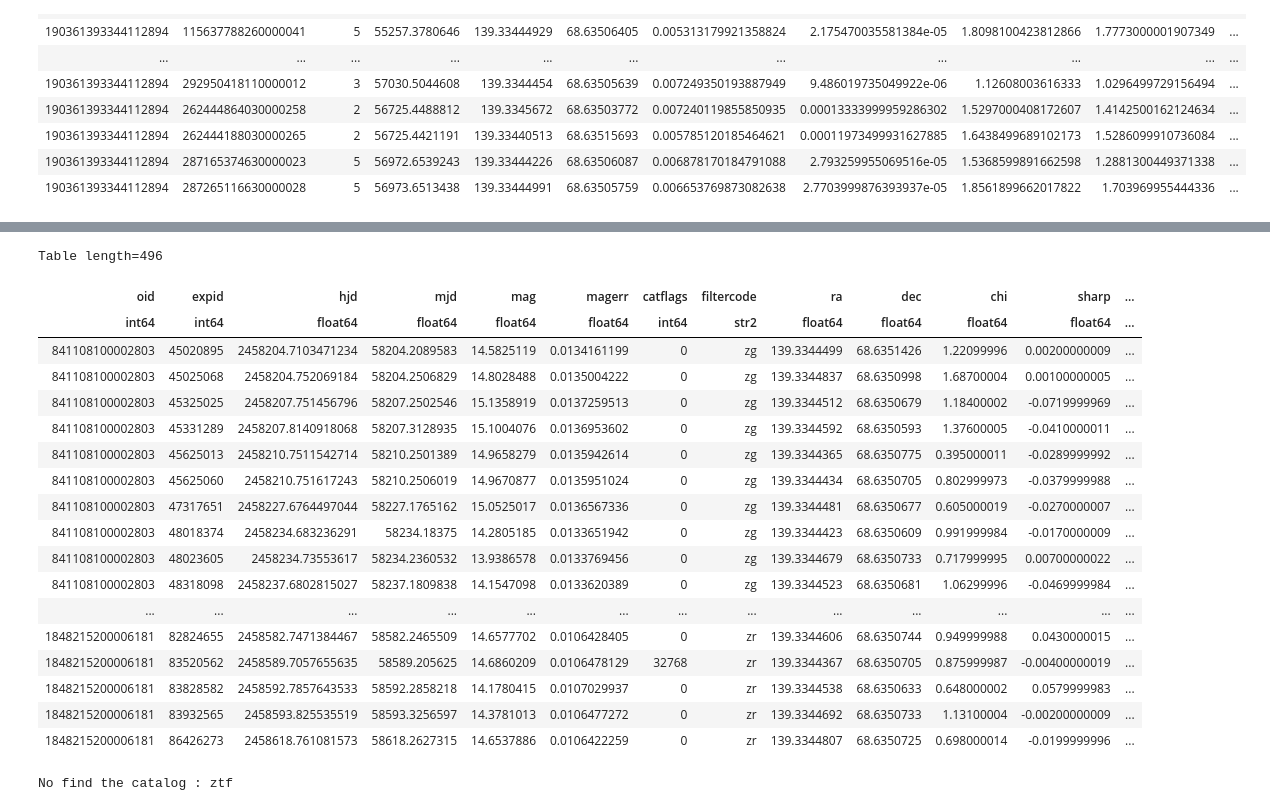
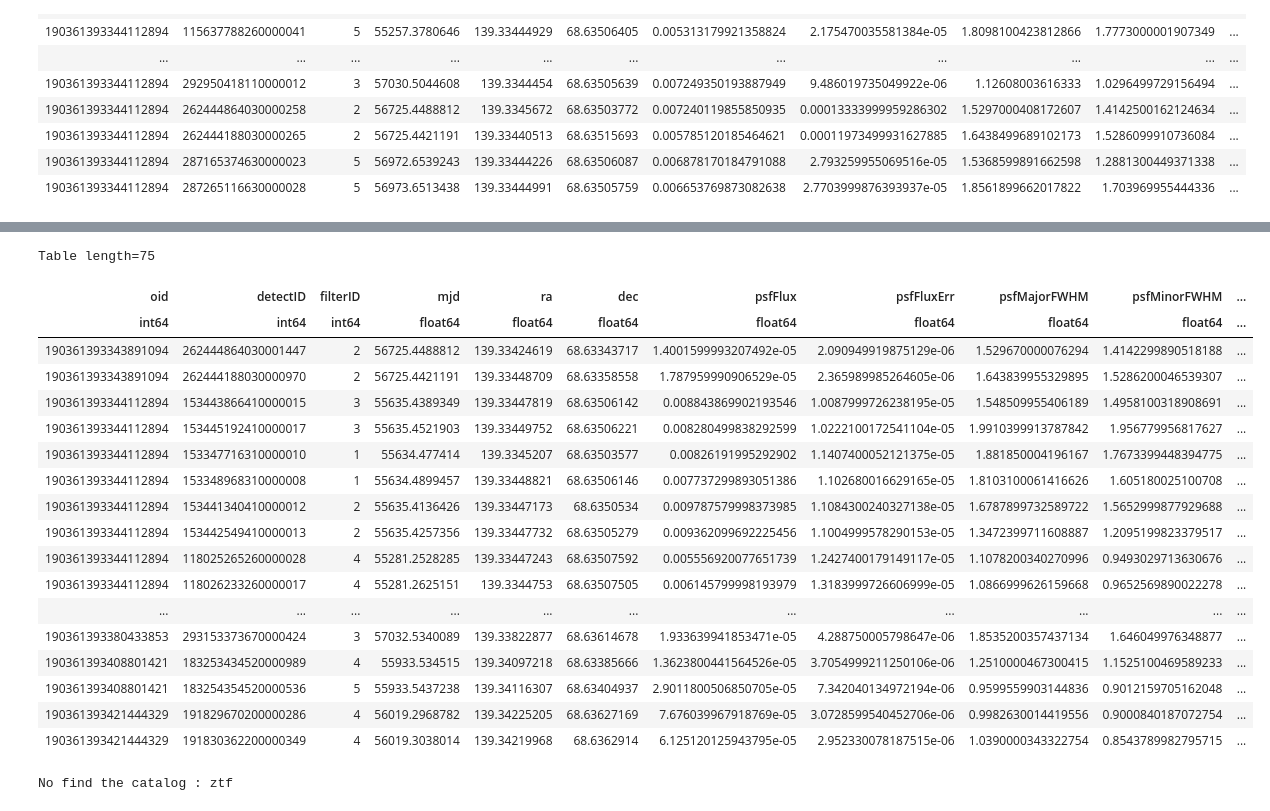
Before and after one commit to fernandezeric/Freya, a Jupyter notebook: demo.ipynb, the cells around one changed output, grey strips where cells are left out. Cells and saved outputs as stored; diff of their text form; code cells hidden in the pictures.

Commit message:
2/3 votable

```diff
--- a/demo.ipynb
+++ b/demo.ipynb
@@ -55,4 +55,4 @@ from Freya.catalogs.core import GetData
 # get_lc_hms_all
 # get_lc_hms_nearest
 # %%
-data_ps1 = GetData(catalog='ps1',ra=139.33444972,dec=68.6350604,radius=0.0002777,format='csv').get_lc_deg_all()
+data_ps1 = GetData(catalog='ps1',ra=139.33444972,dec=68.6350604,radius=0.00356,format='votable').get_lc_deg_all()
@@ -61,25 +92,25 @@ data_ztf = GetData(catalog='ztf',ra=139.33444972,dec=68.6350604,radius=0.0002777
 # %%
-ascii.read(data_ztf,  format='csv', guess=False)
+ascii.read(data_ps1,  format='csv', guess=False)
 # %% [output]
-Table length=496
+Table length=75
-| oid | expid | hjd | mjd | mag | magerr | catflags | filtercode | ra | dec | chi | sharp | ... |
-| int64 | int64 | float64 | float64 | float64 | float64 | int64 | str2 | float64 | float64 | float64 | float64 | ... |
-| 841108100002803 | 45020895 | 2458204.7103471234 | 58204.2089583 | 14.5825119 | 0.0134161199 | 0 | zg | 139.3344499 | 68.6351426 | 1.22099996 | 0.00200000009 | ... |
-| 841108100002803 | 45025068 | 2458204.752069184 | 58204.2506829 | 14.8028488 | 0.0135004222 | 0 | zg | 139.3344837 | 68.6350998 | 1.68700004 | 0.00100000005 | ... |
-| 841108100002803 | 45325025 | 2458207.751456796 | 58207.2502546 | 15.1358919 | 0.0137259513 | 0 | zg | 139.3344512 | 68.6350679 | 1.18400002 | -0.0719999969 | ... |
-| 841108100002803 | 45331289 | 2458207.8140918068 | 58207.3128935 | 15.1004076 | 0.0136953602 | 0 | zg | 139.3344592 | 68.6350593 | 1.37600005 | -0.0410000011 | ... |
-| 841108100002803 | 45625013 | 2458210.7511542714 | 58210.2501389 | 14.9658279 | 0.0135942614 | 0 | zg | 139.3344365 | 68.6350775 | 0.395000011 | -0.0289999992 | ... |
-| 841108100002803 | 45625060 | 2458210.751617243 | 58210.2506019 | 14.9670877 | 0.0135951024 | 0 | zg | 139.3344434 | 68.6350705 | 0.802999973 | -0.0379999988 | ... |
-| 841108100002803 | 47317651 | 2458227.6764497044 | 58227.1765162 | 15.0525017 | 0.0136567336 | 0 | zg | 139.3344481 | 68.6350677 | 0.605000019 | -0.0270000007 | ... |
-| 841108100002803 | 48018374 | 2458234.683236291 | 58234.18375 | 14.2805185 | 0.0133651942 | 0 | zg | 139.3344423 | 68.6350609 | 0.991999984 | -0.0170000009 | ... |
-| 841108100002803 | 48023605 | 2458234.73553617 | 58234.2360532 | 13.9386578 | 0.0133769456 | 0 | zg | 139.3344679 | 68.6350733 | 0.717999995 | 0.00700000022 | ... |
-| 841108100002803 | 48318098 | 2458237.6802815027 | 58237.1809838 | 14.1547098 | 0.0133620389 | 0 | zg | 139.3344523 | 68.6350681 | 1.06299996 | -0.0469999984 | ... |
-| ... | ... | ... | ... | ... | ... | ... | ... | ... | ... | ... | ... | ... |
-| 1848215200006181 | 82824655 | 2458582.7471384467 | 58582.2465509 | 14.6577702 | 0.0106428405 | 0 | zr | 139.3344606 | 68.6350744 | 0.949999988 | 0.0430000015 | ... |
-| 1848215200006181 | 83520562 | 2458589.7057655635 | 58589.205625 | 14.6860209 | 0.0106478129 | 32768 | zr | 139.3344367 | 68.6350705 | 0.875999987 | -0.00400000019 | ... |
-| 1848215200006181 | 83828582 | 2458592.7857643533 | 58592.2858218 | 14.1780415 | 0.0107029937 | 0 | zr | 139.3344538 | 68.6350633 | 0.648000002 | 0.0579999983 | ... |
-| 1848215200006181 | 83932565 | 2458593.825535519 | 58593.3256597 | 14.3781013 | 0.0106477272 | 0 | zr | 139.3344692 | 68.6350733 | 1.13100004 | -0.00200000009 | ... |
-| 1848215200006181 | 86426273 | 2458618.761081573 | 58618.2627315 | 14.6537886 | 0.0106422259 | 0 | zr | 139.3344807 | 68.6350725 | 0.698000014 | -0.0199999996 | ... |
+| oid | detectID | filterID | mjd | ra | dec | psfFlux | psfFluxErr | psfMajorFWHM | psfMinorFWHM | ... |
+| int64 | int64 | int64 | float64 | float64 | float64 | float64 | float64 | float64 | float64 | ... |
+| 190361393343891094 | 262444864030001447 | 2 | 56725.4488812 | 139.33424619 | 68.63343717 | 1.4001599993207492e-05 | 2.090949919875129e-06 | 1.529670000076294 | 1.4142299890518188 | ... |
+| 190361393343891094 | 262444188030000970 | 2 | 56725.4421191 | 139.33448709 | 68.63358558 | 1.787959990906529e-05 | 2.365989985264605e-06 | 1.643839955329895 | 1.5286200046539307 | ... |
+| 190361393344112894 | 153443866410000015 | 3 | 55635.4389349 | 139.33447819 | 68.63506142 | 0.008843869902193546 | 1.0087999726238195e-05 | 1.548509955406189 | 1.4958100318908691 | ... |
+| 190361393344112894 | 153445192410000017 | 3 | 55635.4521903 | 139.33449752 | 68.63506221 | 0.008280499838292599 | 1.0222100172541104e-05 | 1.9910399913787842 | 1.956779956817627 | ... |
+| 190361393344112894 | 153347716310000010 | 1 | 55634.477414 | 139.3345207 | 68.63503577 | 0.00826191995292902 | 1.1407400052121375e-05 | 1.881850004196167 | 1.7673399448394775 | ... |
+| 190361393344112894 | 153348968310000008 | 1 | 55634.4899457 | 139.33448821 | 68.63506146 | 0.007737299893051386 | 1.102680016629165e-05 | 1.8103100061416626 | 1.605180025100708 | ... |
+| 190361393344112894 | 153441340410000012 | 2 | 55635.4136426 | 139.33447173 | 68.6350534 | 0.009787579998373985 | 1.1084300240327138e-05 | 1.6787899732589722 | 1.5652999877929688 | ... |
+| 190361393344112894 | 153442549410000013 | 2 | 55635.4257356 | 139.33447732 | 68.63505279 | 0.009362099692225456 | 1.1004999578290153e-05 | 1.3472399711608887 | 1.2095199823379517 | ... |
+| 190361393344112894 | 118025265260000028 | 4 | 55281.2528285 | 139.33447243 | 68.63507592 | 0.005556920077651739 | 1.2427400179149117e-05 | 1.1078200340270996 | 0.9493029713630676 | ... |
+| 190361393344112894 | 118026233260000017 | 4 | 55281.2625151 | 139.3344753 | 68.63507505 | 0.006145799998193979 | 1.3183999726606999e-05 | 1.0866999626159668 | 0.9652569890022278 | ... |
+| ... | ... | ... | ... | ... | ... | ... | ... | ... | ... | ... |
+| 190361393380433853 | 293153373670000424 | 3 | 57032.5340089 | 139.33822877 | 68.63614678 | 1.933639941853471e-05 | 4.288750005798647e-06 | 1.8535200357437134 | 1.646049976348877 | ... |
+| 190361393408801421 | 183253434520000989 | 4 | 55933.534515 | 139.34097218 | 68.63385666 | 1.3623800441564526e-05 | 3.7054999211250106e-06 | 1.2510000467300415 | 1.1525100469589233 | ... |
+| 190361393408801421 | 183254354520000536 | 5 | 55933.5437238 | 139.34116307 | 68.63404937 | 2.9011800506850705e-05 | 7.342040134972194e-06 | 0.9599559903144836 | 0.9012159705162048 | ... |
+| 190361393421444329 | 191829670200000286 | 4 | 56019.2968782 | 139.34225205 | 68.63627169 | 7.676039967918769e-05 | 3.0728599540452706e-06 | 0.9982630014419556 | 0.9000840187072754 | ... |
+| 190361393421444329 | 191830362200000349 | 4 | 56019.3038014 | 139.34219968 | 68.6362914 | 6.125120125943795e-05 | 2.952330078187515e-06 | 1.0390000343322754 | 0.8543789982795715 | ... |
 # %%
 data_hms = GetData(catalog='ztf',hms='9h17m20.26793280000689s +4h34m32.414496000003936s',radius=0.0002777,format='votable').get_lc_hms_all()
 # %% [output]
```
Also changed, not shown: parts of 2 cells of this notebook, 4 other files.
